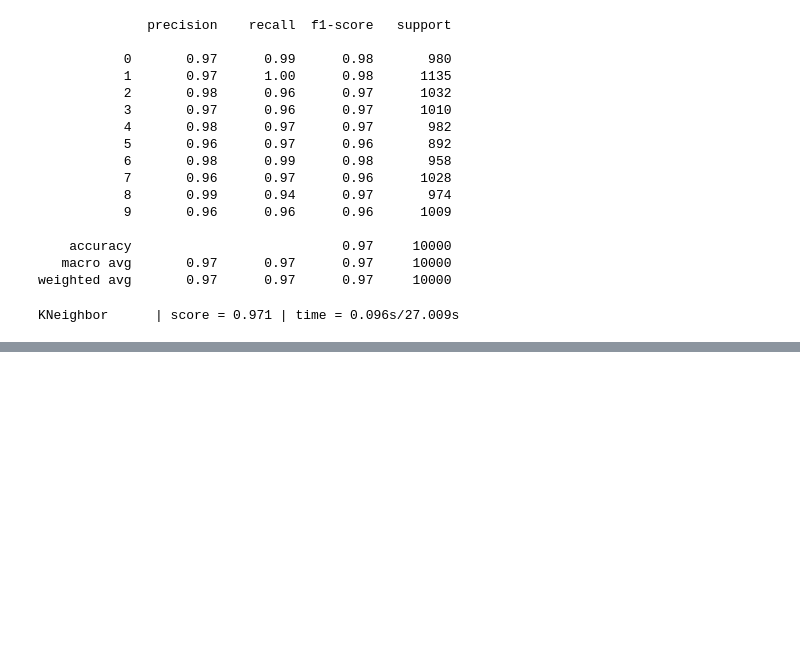
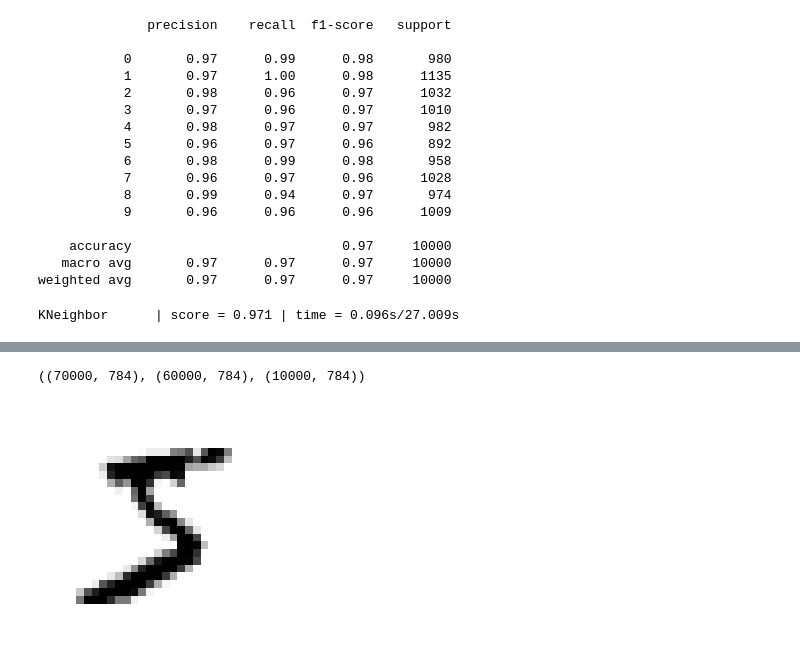
Before and after one commit to edd-ie/Hands_on_machine-learning, a Jupyter notebook: Classification_MNIST/Task.ipynb, the cells around one changed output, grey strips where cells are left out. Cells and saved outputs as stored; diff of their text form; code cells hidden in the pictures; blank space fills up the shorter version.

Commit message:
Data augmentation using scipy

```diff
--- a/Classification_MNIST/Task.ipynb
+++ b/Classification_MNIST/Task.ipynb
@@ -156,0 +167,11 @@ KNeighbor      | score = 0.971 | time = 0.096s/27.009s
+# %%
+X.shape, X_train.shape, X_test.shape
+# %% [output]
+((70000, 784), (60000, 784), (10000, 784))
+# %%
+from scipy.ndimage import shift
+
+def shift_image(image, dx, dy):
+    image = image.reshape((28, 28))
+    shifted_image = shift(image, [dy, dx], cval=0, mode="constant")
+    return shifted_image.reshape([-1])
@@ -156,0 +199,20 @@ KNeighbor      | score = 0.971 | time = 0.096s/27.009s
+# %%
+# Normal
+some_digit=np.array(X_train.iloc[0])
+normal = some_digit.reshape(28, 28)
+
+plt.imshow(normal, cmap="binary")
+plt.axis("off")
+plt.show()
+
+# Shift down
+image = np.array(X_train.iloc[0])
+shifted_image_down = shift_image(image, 0, 5)
+down = shifted_image_down.reshape(28, 28)
+
+#Shift left
+image = np.array(X_train.iloc[0])
+shifted_image_down = shift_image(image, -10, 0)
+left = shifted_image_down.reshape(28, 28)
+# %% [output]
+[figure, added]
```
Also changed, not shown: parts of 8 cells of this notebook, 1 other file.
